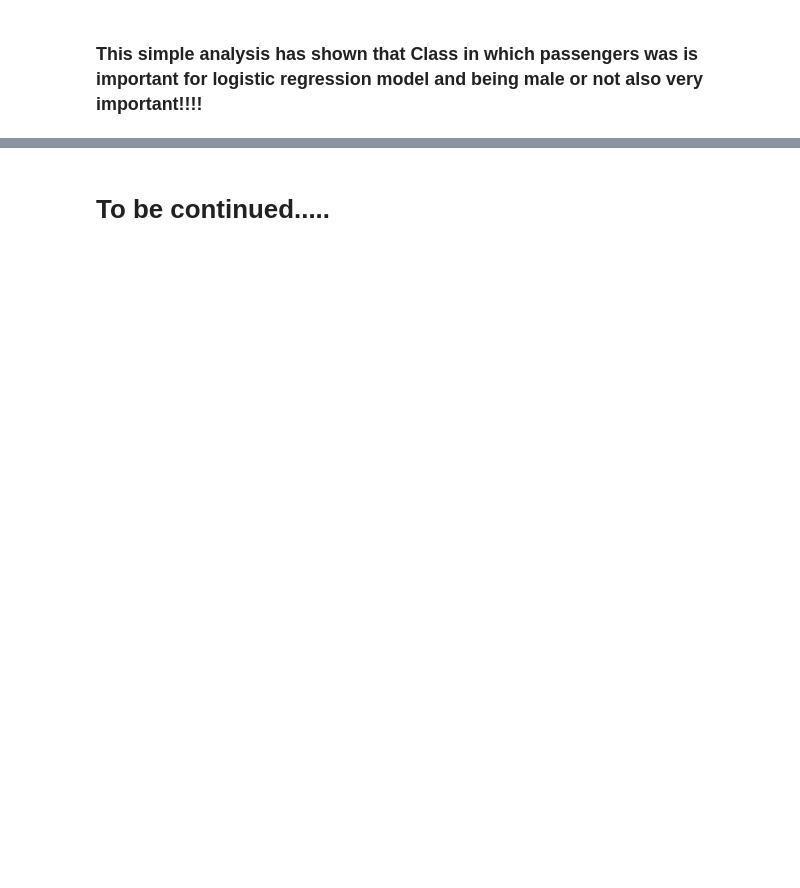
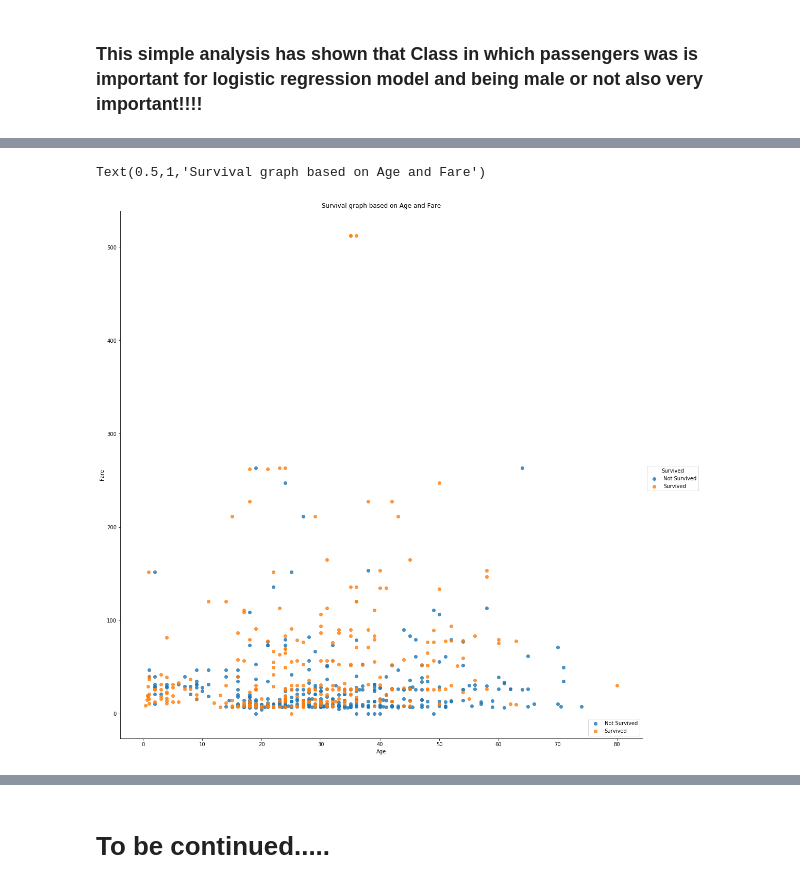
Before and after one commit to DavitGadyan/Machine-Learning-Workings, a Jupyter notebook: Projects/titanic/Titanic_Project.ipynb, the cells around one changed output, grey strips where cells are left out. Drawn from its saved outputs; the diff is of its cells as text; code cells hidden in the pictures; blank space fills up the shorter version.

```diff
--- a/Projects/titanic/Titanic_Project.ipynb
+++ b/Projects/titanic/Titanic_Project.ipynb
@@ -732,0 +776,13 @@ array([ 0.93350038,  0.87131411,  0.80960108,  0.98882276,  0.78249057,
+# %%
+import seaborn as sns
+train1=train.copy()
+train1['Survived'].replace(1,'Survived',inplace=True)
+train1['Survived'].replace(0,'Not Survived',inplace=True)
+sns.lmplot( x='Age', y='Fare', data=train1, fit_reg=False, hue='Survived', legend=True,size=15)
+plt.legend(loc='lower right')
+plt.xlabel('Age')
+plt.ylabel('Fare')
+plt.title('Survival graph based on Age and Fare')
+# %% [output]
+Text(0.5,1,'Survival graph based on Age and Fare')
+[figure, added]
```
Also changed, not shown: parts of 12 cells of this notebook.
